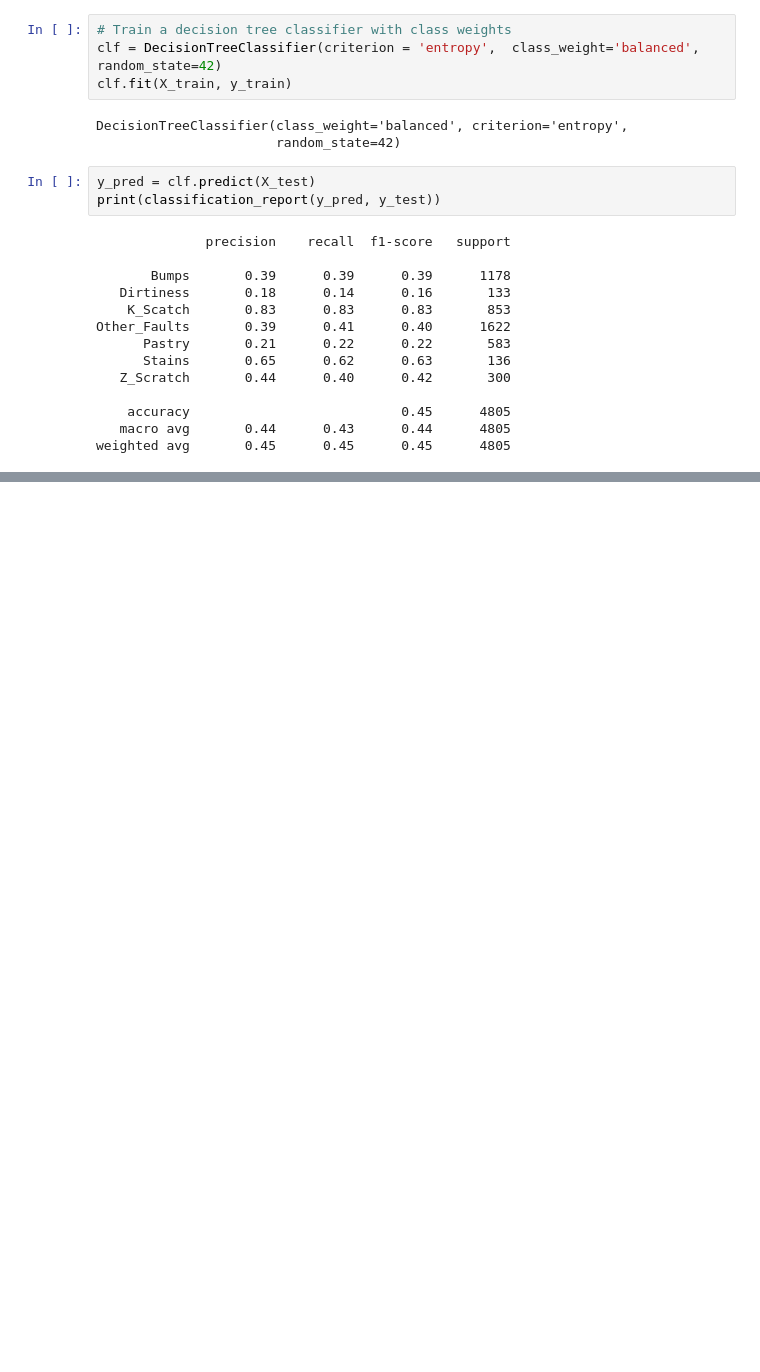
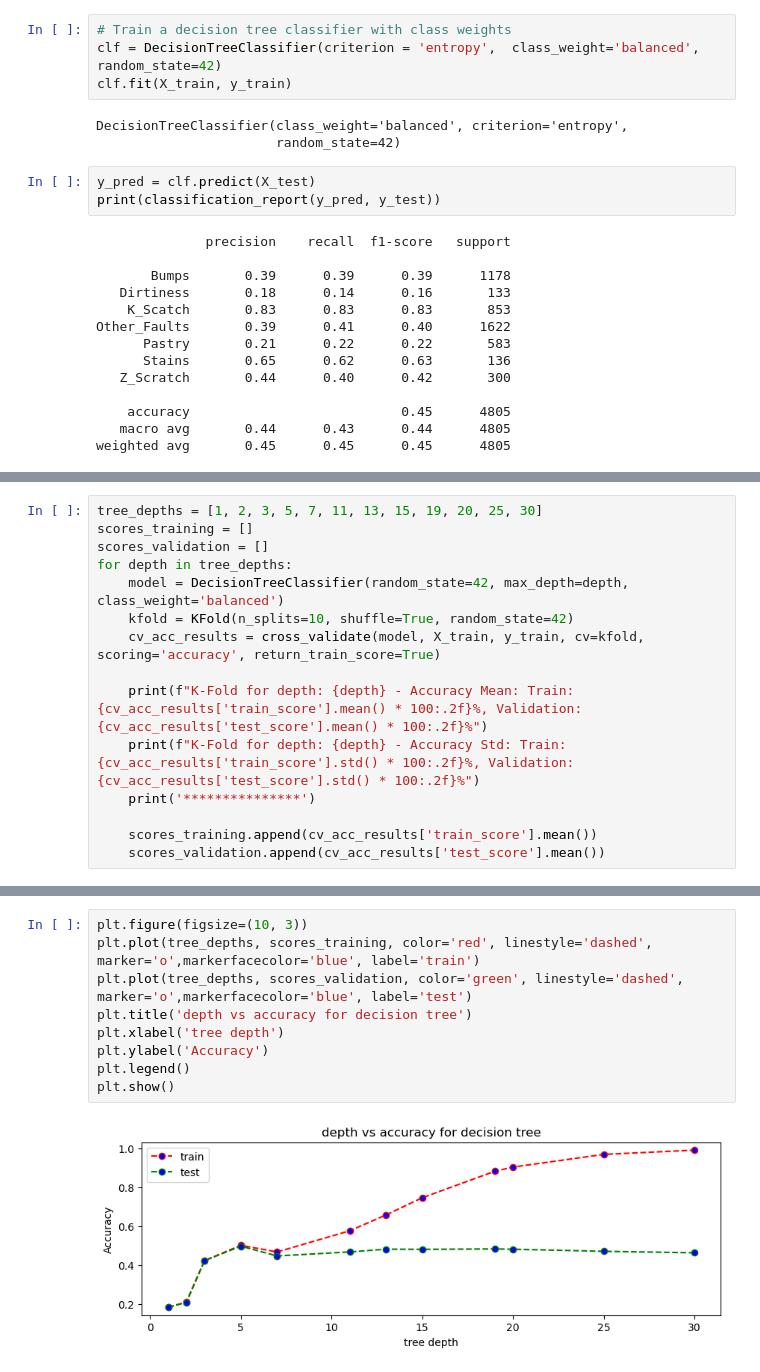
Before and after one commit to UpendraSinghRathore85/ML-Projects-Python, a Jupyter notebook: Supervised Algorithms/Day 136 - ML Decision Trees-1 Assignment.ipynb, the cells around one changed output, grey strips where cells are left out. Saved outputs shown, nothing was run; the diff lists cells and outputs as text; blank space fills up the shorter version.

```diff
--- a/Supervised Algorithms/Day 136 - ML Decision Trees-1 Assignment.ipynb
+++ b/Supervised Algorithms/Day 136 - ML Decision Trees-1 Assignment.ipynb
@@ -335,0 +352,15 @@ plt.show()
+# %%
+tree_depths = [1, 2, 3, 5, 7, 11, 13, 15, 19, 20, 25, 30]
+scores_training = []
+scores_validation = []
+for depth in tree_depths:
+    model = DecisionTreeClassifier(random_state=42, max_depth=depth, class_weight='balanced')
+    kfold = KFold(n_splits=10, shuffle=True, random_state=42)
+    cv_acc_results = cross_validate(model, X_train, y_train, cv=kfold, scoring='accuracy', return_train_score=True)
+
+    print(f"K-Fold for depth: {depth} - Accuracy Mean: Train: {cv_acc_results['train_score'].mean() * 100:.2f}%, Validation: {cv_acc_results['test_score'].mean() * 100:.2f}%")
+    print(f"K-Fold for depth: {depth} - Accuracy Std: Train: {cv_acc_results['train_score'].std() * 100:.2f}%, Validation: {cv_acc_results['test_score'].std() * 100:.2f}%")
+    print('***************')
+
+    scores_training.append(cv_acc_results['train_score'].mean())
+    scores_validation.append(cv_acc_results['test_score'].mean())
@@ -335,0 +385,11 @@ plt.show()
+# %%
+plt.figure(figsize=(10, 3))
+plt.plot(tree_depths, scores_training, color='red', linestyle='dashed', marker='o',markerfacecolor='blue', label='train')
+plt.plot(tree_depths, scores_validation, color='green', linestyle='dashed', marker='o',markerfacecolor='blue', label='test')
+plt.title('depth vs accuracy for decision tree')
+plt.xlabel('tree depth')
+plt.ylabel('Accuracy')
+plt.legend()
+plt.show()
+# %% [output]
+[figure, added]
```
Also changed, not shown: parts of 23 cells of this notebook, 2 other files.
